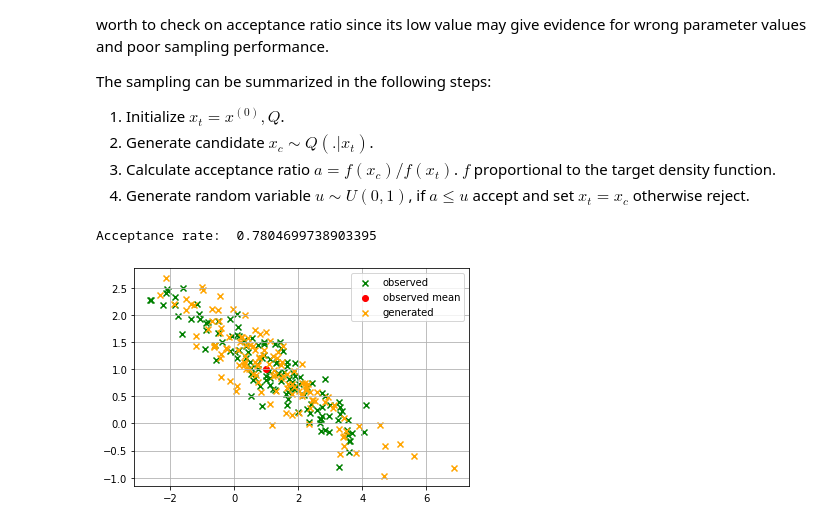
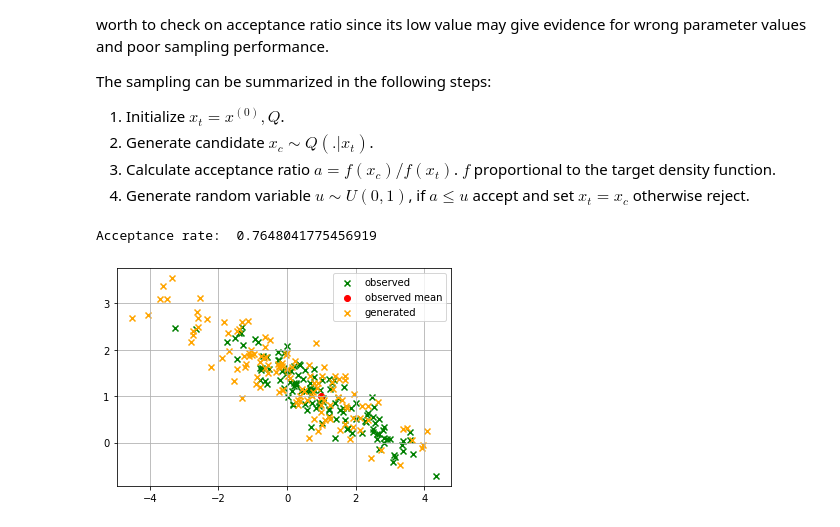
Before and after one commit to pbudzyns/generative-models, a Jupyter notebook: mcmc.ipynb, the cells around one changed output. Cells and saved outputs as stored; diff of their text form; code cells hidden in the pictures.

```diff
--- a/mcmc.ipynb
+++ b/mcmc.ipynb
@@ -259,15 +259,15 @@ def metropolis_sampling(
 # %%
 n_samples = 125
 burning = 150
 skip = 75
 noise_std = .2
 
 plot_samples(
-    target_bi_gaussian.sample(n_samples),
+    bivariate_gaussian.sample(n_samples),
     metropolis_sampling(n_samples, noise_std,
                         burning=burning, skip=skip),
     mean=(mean1, mean2),
 )
 # %% [output]
-Acceptance rate:  0.7804699738903395
+Acceptance rate:  0.7648041775456919
-[figure, old version]
+[figure, new version]
```
Also changed, not shown: parts of 3 cells of this notebook.
